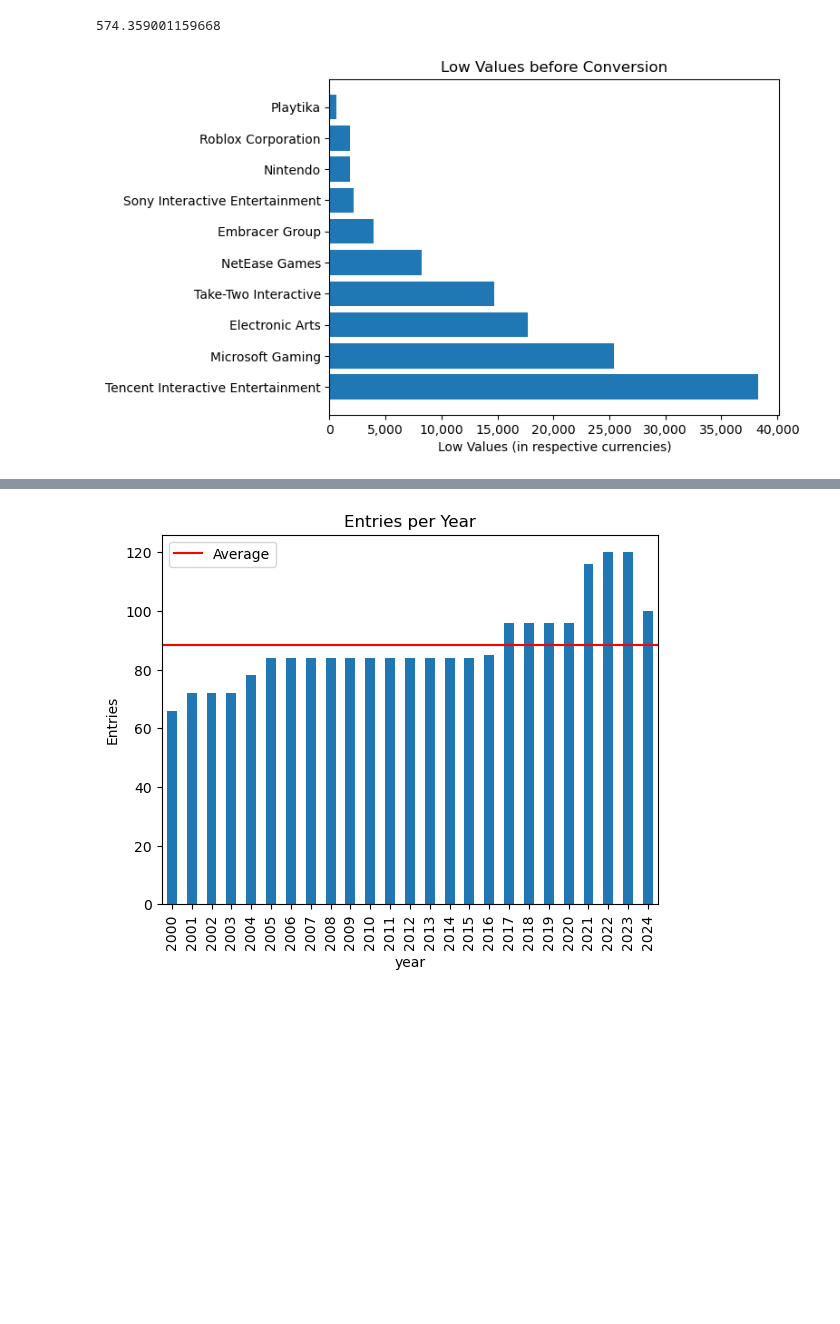
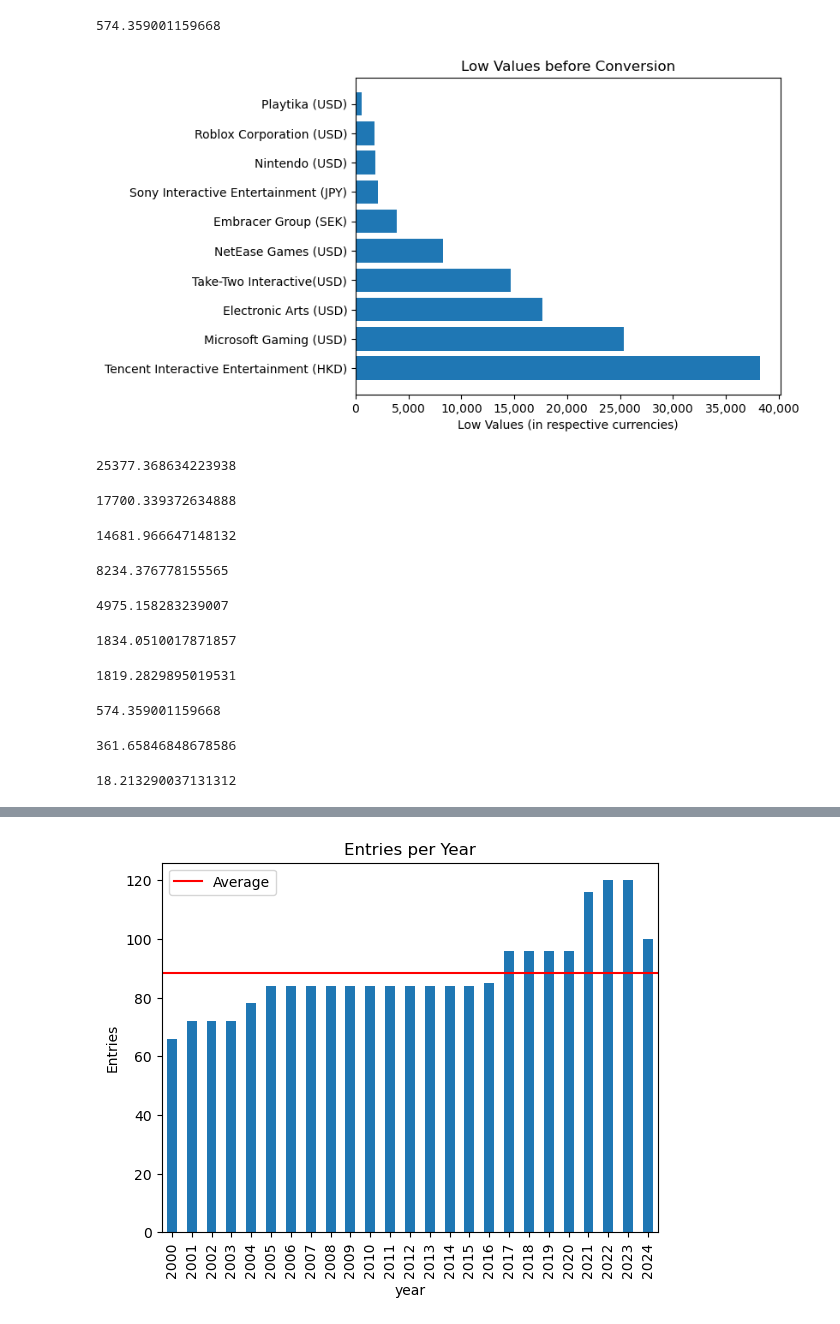
Before and after one commit to Djohnson1313/gaming_company_stocks_analysis, a Jupyter notebook: gaming_stocks_analysis.ipynb, the cells around one changed output, grey strips where cells are left out. Drawn from its saved outputs; the diff is of its cells as text; code cells hidden in the pictures; blank space fills up the shorter version.

Commit message:
low value

```diff
--- a/gaming_stocks_analysis.ipynb
+++ b/gaming_stocks_analysis.ipynb
@@ -592,16 +592,57 @@ value_calc('Playtika', 'Low')
 # %%
 fig, ax = plt.subplots()
 
 high_height_2 = [38270, 25377, 17700, 14681, 8234, 3931, 2142, 1834, 1819, 574]
 high_x_2 = range(len(height_2))
-high_labels_2 = ['Tencent Interactive Entertainment', 'Microsoft Gaming', 'Electronic Arts', 'Take-Two Interactive',
-                 'NetEase Games', 'Embracer Group', 'Sony Interactive Entertainment', 'Nintendo', 'Roblox Corporation', 'Playtika']
+high_labels_2 = ['Tencent Interactive Entertainment (HKD)', 'Microsoft Gaming (USD)', 'Electronic Arts (USD)', 'Take-Two Interactive(USD)',
+                 'NetEase Games (USD)', 'Embracer Group (SEK)', 'Sony Interactive Entertainment (JPY)', 'Nintendo (USD)', 'Roblox Corporation (USD)',
+                 'Playtika (USD)']
 
 ax.set_title('Low Values before Conversion')
 ax.set_xlabel('Low Values (in respective currencies)')
 plt.barh(high_x_2, high_height_2, tick_label = high_labels_2)
 ax.get_xaxis().set_major_formatter(
     plt.FuncFormatter(lambda x, p: format(int(x), ','))) # format labels
 plt.show();
 # %% [output]
-[figure, old version]
+[figure, new version]
+# %%
+value_calc('Microsoft Gaming', 'Low Value in USD')
+# %% [output]
+25377.368634223938
+# %%
+value_calc('Electronic Arts', 'Low Value in USD')
+# %% [output]
+17700.339372634888
+# %%
+value_calc('Take-Two Interactive', 'Low Value in USD')
+# %% [output]
+14681.966647148132
+# %%
+value_calc('NetEase Games', 'Low Value in USD')
+# %% [output]
+8234.376778155565
+# %%
+value_calc('Tencent Interactive Entertainment', 'Low Value in USD')
+# %% [output]
+4975.158283239007
+# %%
+value_calc('Nintendo', 'Low Value in USD')
+# %% [output]
+1834.0510017871857
+# %%
+value_calc('Roblox Corporation', 'Low Value in USD')
+# %% [output]
+1819.2829895019531
+# %%
+value_calc('Playtika', 'Low Value in USD')
+# %% [output]
+574.359001159668
+# %%
+value_calc('Embracer Group', 'Low Value in USD')
+# %% [output]
+361.65846848678586
+# %%
+value_calc('Sony Interactive Entertainment', 'Low Value in USD')
+# %% [output]
+18.213290037131312
```
Also changed, not shown: parts of 1 cell of this notebook.
